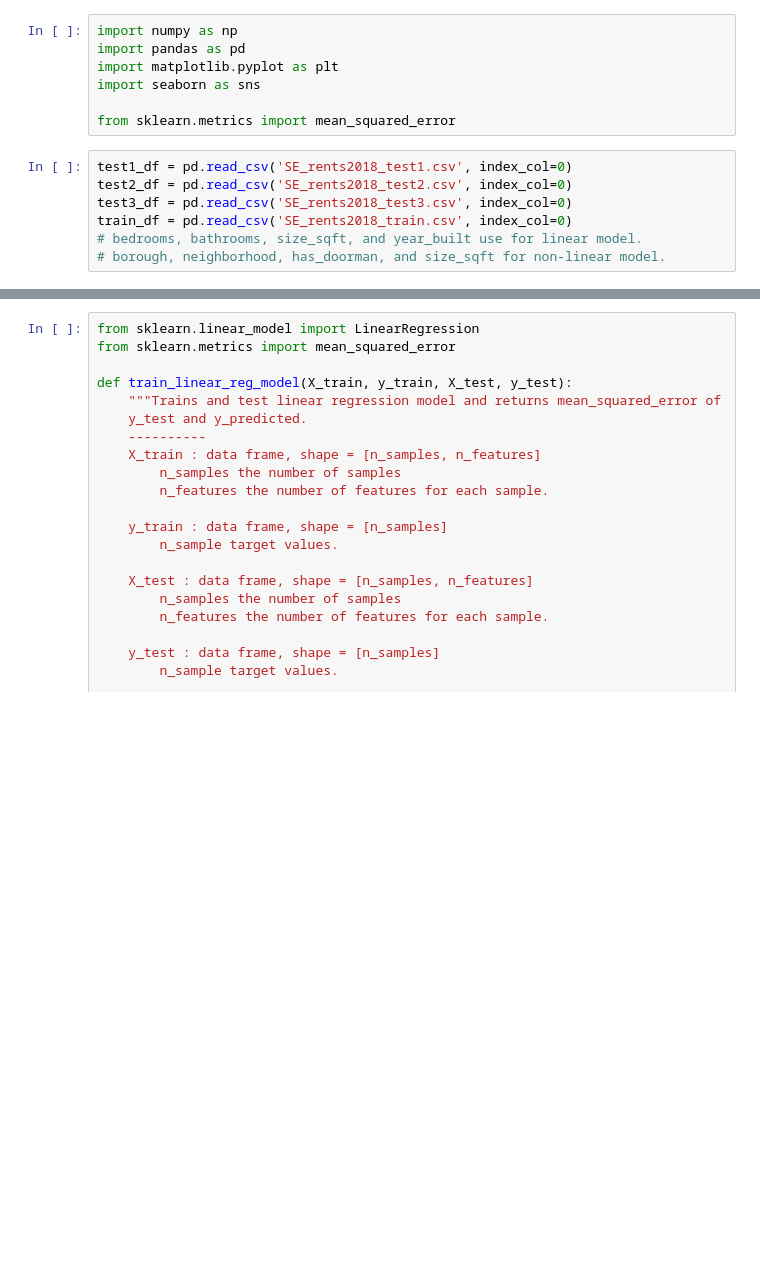
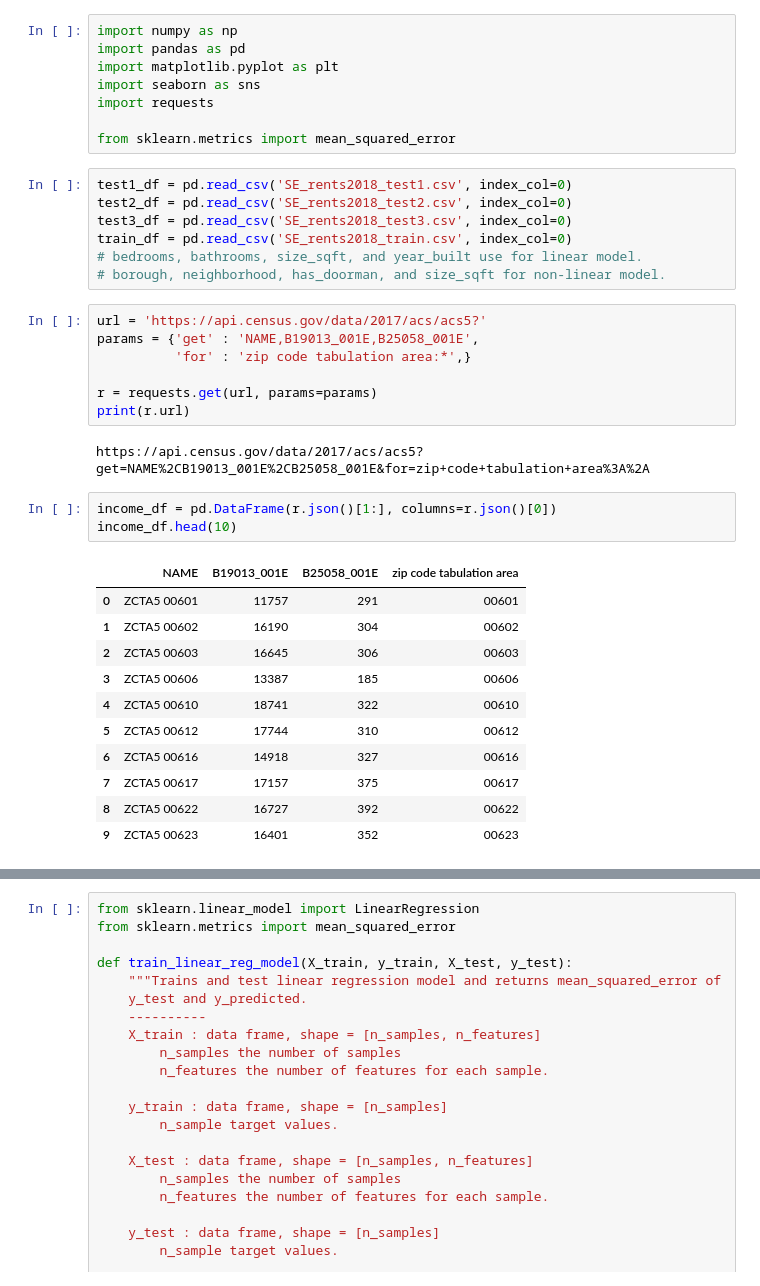
Before and after one commit to simplisticmartin/Godzillow, a Jupyter notebook: main.ipynb, the cells around one changed output, grey strips where cells are left out. Cells and saved outputs as stored; diff of their text form; blank space fills up the shorter version.

```diff
--- a/main.ipynb
+++ b/main.ipynb
@@ -3,6 +3,7 @@ import numpy as np
 import pandas as pd
 import matplotlib.pyplot as plt
 import seaborn as sns
+import requests
 
 from sklearn.metrics import mean_squared_error
 # %%
@@ -12,3 +13,27 @@ test3_df = pd.read_csv('SE_rents2018_test3.csv', index_col=0)
 train_df = pd.read_csv('SE_rents2018_train.csv', index_col=0)
 # bedrooms, bathrooms, size_sqft, and year_built use for linear model.
 # borough, neighborhood, has_doorman, and size_sqft for non-linear model.
+# %%
+url = 'https://api.census.gov/data/2017/acs/acs5?'
+params = {'get' : 'NAME,B19013_001E,B25058_001E',
+          'for' : 'zip code tabulation area:*',}
+
+r = requests.get(url, params=params)
+print(r.url)
+# %% [output]
+https://api.census.gov/data/2017/acs/acs5?get=NAME%2CB19013_001E%2CB25058_001E&for=zip+code+tabulation+area%3A%2A
+# %%
+income_df = pd.DataFrame(r.json()[1:], columns=r.json()[0])
+income_df.head(10)
+# %% [output]
+|  | NAME | B19013_001E | B25058_001E | zip code tabulation area |
+| 0 | ZCTA5 00601 | 11757 | 291 | 00601 |
+| 1 | ZCTA5 00602 | 16190 | 304 | 00602 |
+| 2 | ZCTA5 00603 | 16645 | 306 | 00603 |
+| 3 | ZCTA5 00606 | 13387 | 185 | 00606 |
+| 4 | ZCTA5 00610 | 18741 | 322 | 00610 |
+| 5 | ZCTA5 00612 | 17744 | 310 | 00612 |
+| 6 | ZCTA5 00616 | 14918 | 327 | 00616 |
+| 7 | ZCTA5 00617 | 17157 | 375 | 00617 |
+| 8 | ZCTA5 00622 | 16727 | 392 | 00622 |
+| 9 | ZCTA5 00623 | 16401 | 352 | 00623 |
```
Also changed, not shown: parts of 5 cells of this notebook.
